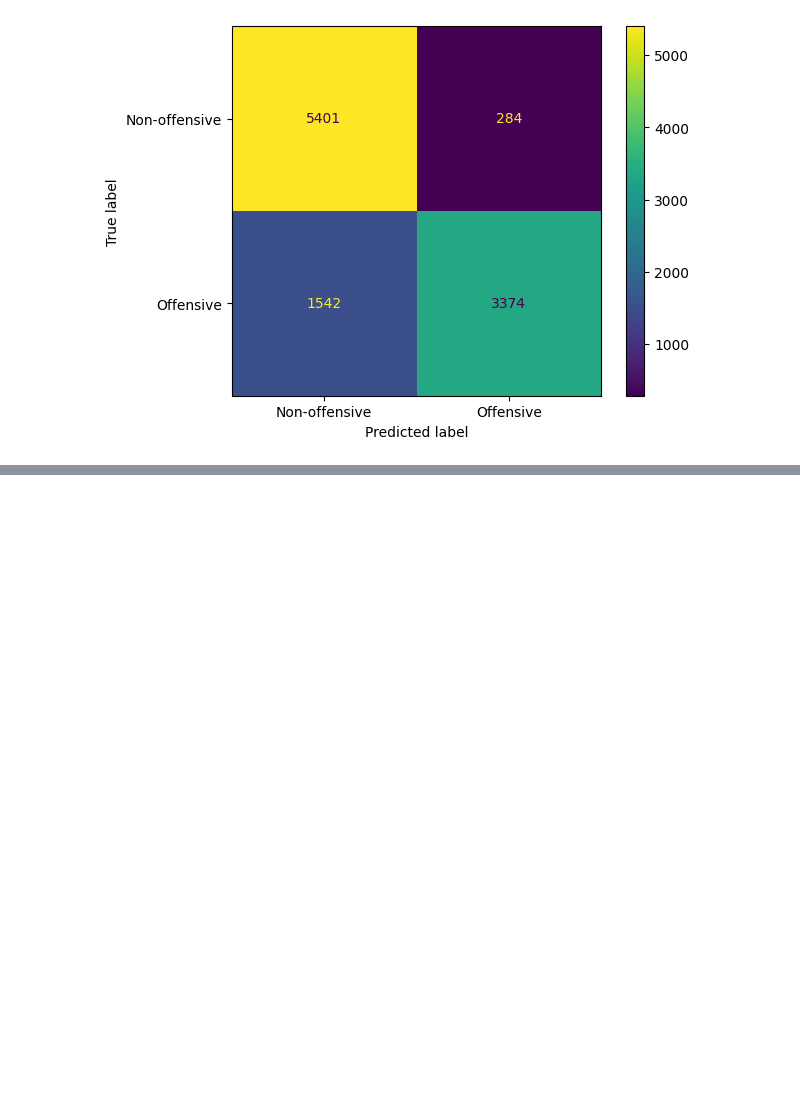
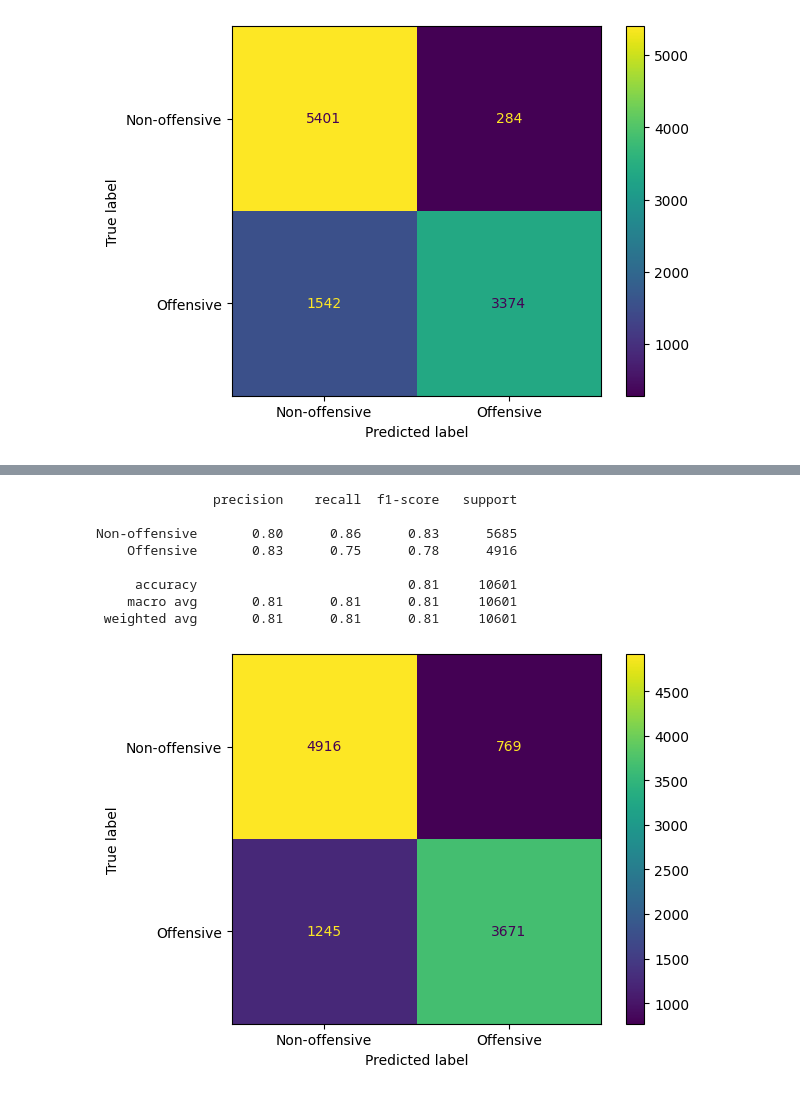
Before and after one commit to emirryilmazz/Team10_ClassificationOfInappropriateOrOffensiveText, a Jupyter notebook: project.ipynb, the cells around one changed output, grey strips where cells are left out. Saved outputs shown, nothing was run; the diff lists cells and outputs as text; code cells hidden in the pictures; blank space fills up the shorter version.

```diff
--- a/project.ipynb
+++ b/project.ipynb
@@ -613,0 +635,19 @@ Non-offensive       0.78      0.95      0.86      5685
+# %%
+# Random forest
+
+print(classification_report(y_test_st, predictions_st_rf, labels=[False, True], target_names=['Non-offensive', 'Offensive']))
+
+
+cm = confusion_matrix(y_test_st, predictions_st_rf)
+
+cm_display = ConfusionMatrixDisplay(cm, display_labels=['Non-offensive', 'Offensive']).plot()
+# %% [output]
+               precision    recall  f1-score   support
+
+Non-offensive       0.80      0.86      0.83      5685
+    Offensive       0.83      0.75      0.78      4916
+
+     accuracy                           0.81     10601
+    macro avg       0.81      0.81      0.81     10601
+ weighted avg       0.81      0.81      0.81     10601
+[figure, added]
```
Also changed, not shown: parts of 6 cells of this notebook.
